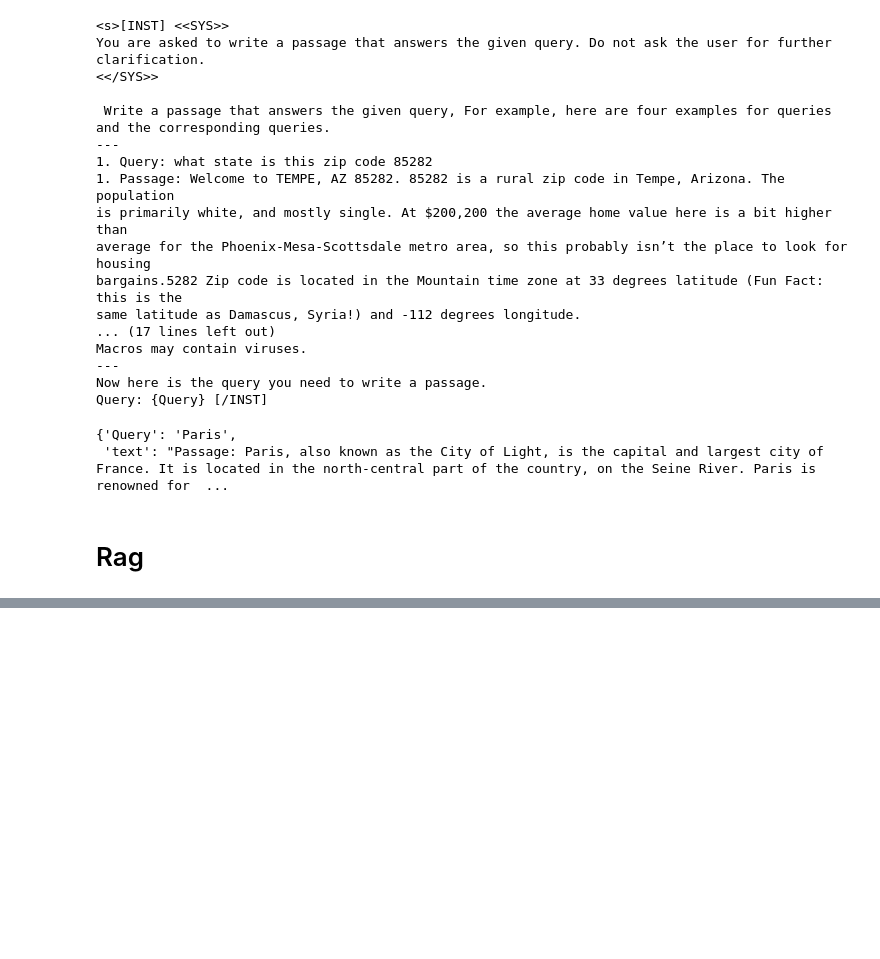
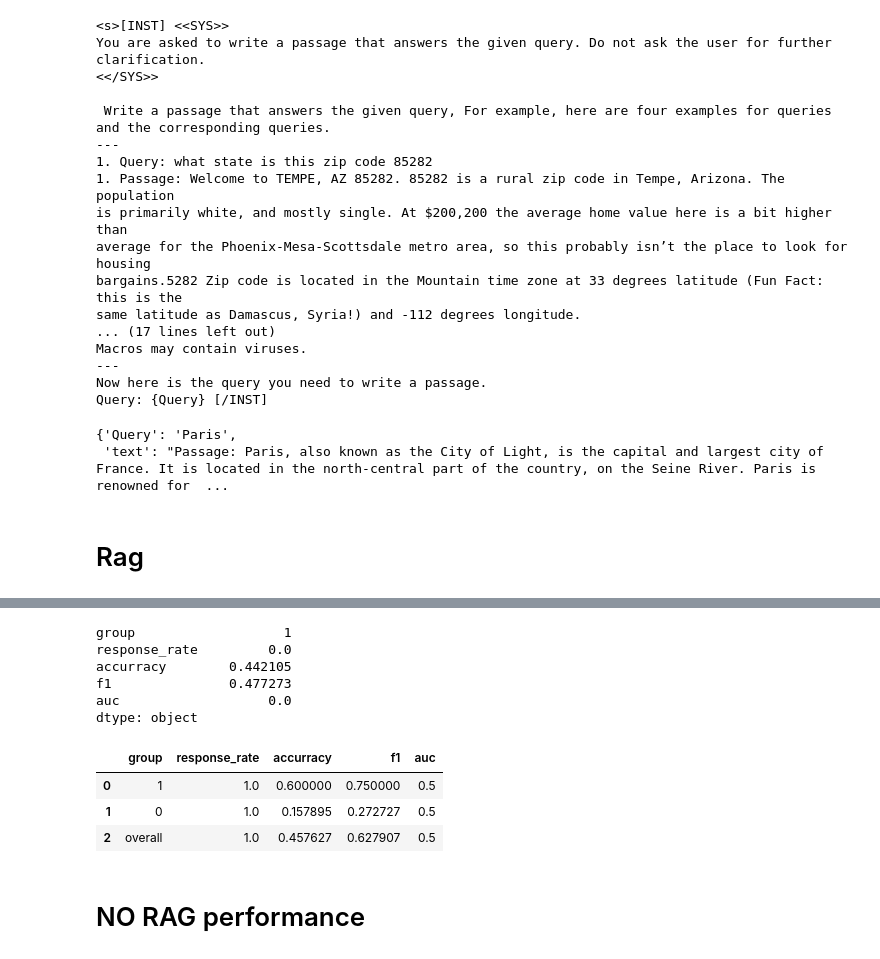
Before and after one commit to xuanxuan03021/Fairness_LLM, a Jupyter notebook: RAG_framework_script_heart_disease.ipynb, the cells around one changed output, grey strips where cells are left out. Saved outputs shown, nothing was run; the diff lists cells and outputs as text; code cells hidden in the pictures; blank space fills up the shorter version.

```diff
--- a/RAG_framework_script_heart_disease.ipynb
+++ b/RAG_framework_script_heart_disease.ipynb
@@ -704,0 +711,10 @@ NameError: name 'answer' is not defined
+# %%
+#assert the number of answers is equal to the number of test data
+assert pd.DataFrame(final_answer_all).shape[0]==test_ds.shape[0]
+
+#filter out the legal answers
+#TODO: NEED TO CHANGE TO YOUR ANSWER FORMAT
+for index,answer in enumerate(final_answer_all):
+    if len(answer)!=1:
+        final_answer_all[index]=["-1"]
+print(pd.DataFrame(final_answer_all).shape)
@@ -704,0 +723,18 @@ NameError: name 'answer' is not defined
+# %%
+#evaluation
+sense_col_name = "sex"
+
+### Collect result
+task_df = pd.read_csv("Heart_disease/heart_test.csv")
+task_df["response"] = pd.DataFrame(final_answer_all)
+task_df["response"]= task_df["response"].astype(int)
+task_df.to_csv(f"Heart_disease/Heart_response_{poison_rate}.csv", index=False, sep=",")
+
+print(task_df)
+
+### Filter out rows with response only
+with_rsp = task_df[task_df[f"response"].isin([0, 1])].copy()
+
+response_rate = len(with_rsp) / len(task_df)
+
+print(f"Response Rate: {response_rate}")
@@ -704,0 +759,9 @@ NameError: name 'answer' is not defined
+# %%
+from classifier_evaluation import statistical_parity, equal_opportunity, equalize_odds, accuracy_report, f1, auc
+
+stat_parity = statistical_parity(with_rsp, "response", sense_col_name)
+equal_op = equal_opportunity(with_rsp, "num", "response", sense_col_name)
+equal_odds = equalize_odds(with_rsp, "num", "response", sense_col_name)
+accuracy = accuracy_report(with_rsp, "num", "response", sense_col_name)
+f1_result = f1(with_rsp, "num", "response",sense_col_name)
+auc_result = auc(with_rsp, "num", "response", sense_col_name)
@@ -704,0 +846,20 @@ NameError: name 'answer' is not defined
+# %%
+acc_result_df
+acc_difference = acc_result_df.iloc[0,:] - acc_result_df.iloc[1,:]
+acc_difference
+# %% [output]
+group                   1
+response_rate         0.0
+accurracy        0.442105
+f1               0.477273
+auc                   0.0
+dtype: object
+# %%
+acc_result_df
+# %% [output]
+|  | group | response_rate | accurracy | f1 | auc |
+| 0 | 1 | 1.0 | 0.600000 | 0.750000 | 0.5 |
+| 1 | 0 | 1.0 | 0.157895 | 0.272727 | 0.5 |
+| 2 | overall | 1.0 | 0.457627 | 0.627907 | 0.5 |
+# %% [markdown]
+# NO RAG performance
```
Also changed, not shown: parts of 21 cells of this notebook, 5 other files.
